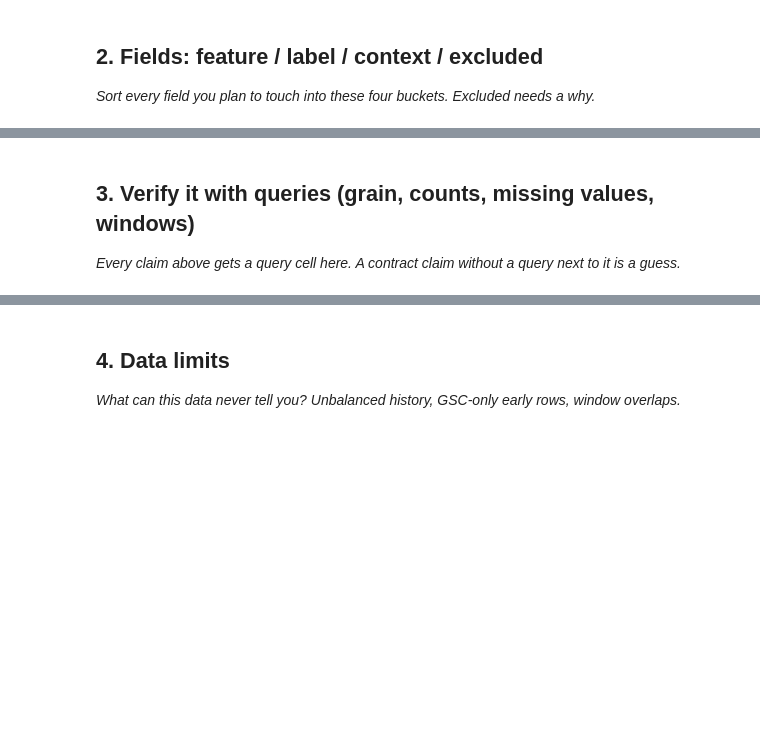
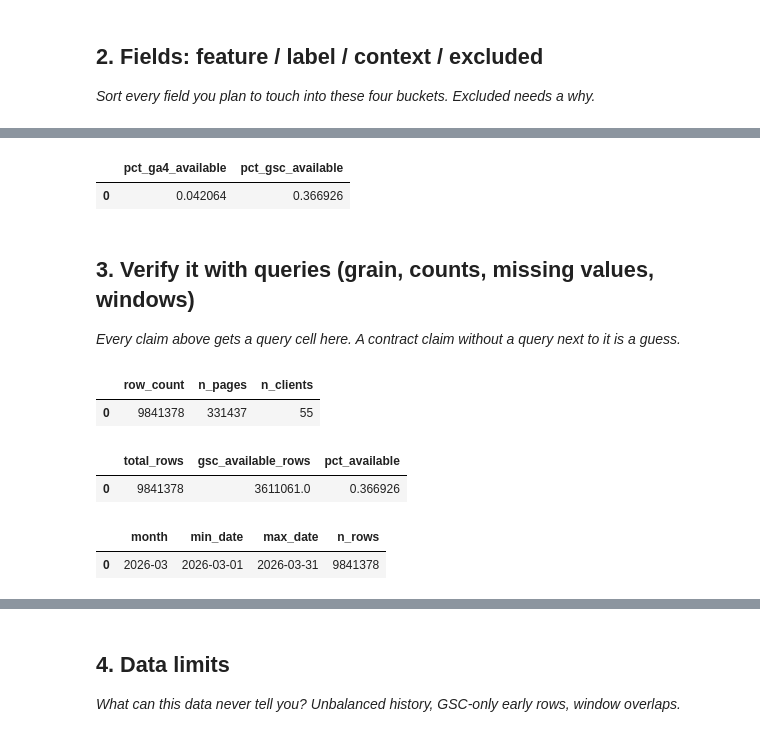
Before and after one commit to abubakarsaleem18/flyrank-internship-ml, a Jupyter notebook: work/notebooks/w03_data_contract.ipynb, the cells around one changed output, grey strips where cells are left out. Saved outputs shown, nothing was run; the diff lists cells and outputs as text; code cells hidden in the pictures; blank space fills up the shorter version.

```diff
--- a/work/notebooks/w03_data_contract.ipynb
+++ b/work/notebooks/w03_data_contract.ipynb
@@ -20,3 +66,14 @@ This skeleton is yours to fill. Work the sections **in order** — each one has
+# %%
+q2 = con.sql(f"""
+    SELECT
+        SUM(CASE WHEN ga4_data_available IS TRUE THEN 1 ELSE 0 END) * 1.0 / COUNT(*) AS pct_ga4_available,
+        SUM(CASE WHEN gsc_data_available IS TRUE THEN 1 ELSE 0 END) * 1.0 / COUNT(*) AS pct_gsc_available
+    FROM read_parquet('{rel}/fact_content_daily_performance/month=2026-03/*.parquet')
+""").df()
+q2
+# %% [output]
+|  | pct_ga4_available | pct_gsc_available |
+| 0 | 0.042064 | 0.366926 |
 # %%
 # This cell is for CODE (numbers, a query, a check).
 # Write your text answer in the cell ABOVE this one — typing sentences here breaks Run All.
@@ -24,6 +81,39 @@ This skeleton is yours to fill. Work the sections **in order** — each one has
 ## 3. Verify it with queries (grain, counts, missing values, windows)
 
 *Every claim above gets a query cell here. A contract claim without a query next to it is a guess.*
+# %%
+q3_counts = con.sql(f"""
+    SELECT COUNT(*) AS row_count,
+           COUNT(DISTINCT content_hash_id) AS n_pages,
+           COUNT(DISTINCT client_hash_id) AS n_clients
+    FROM read_parquet('{rel}/fact_content_daily_performance/month=2026-03/*.parquet')
+""").df()
+q3_counts
+# %% [output]
+|  | row_count | n_pages | n_clients |
+| 0 | 9841378 | 331437 | 55 |
+# %%
+q3_missing = con.sql(f"""
+    SELECT
+        COUNT(*) AS total_rows,
+        SUM(CASE WHEN gsc_data_available IS TRUE THEN 1 ELSE 0 END) AS gsc_available_rows,
+        SUM(CASE WHEN gsc_data_available IS TRUE THEN 1 ELSE 0 END) * 1.0 / COUNT(*) AS pct_available
+    FROM read_parquet('{rel}/fact_content_daily_performance/month=2026-03/*.parquet')
+""").df()
+q3_missing
+# %% [output]
+|  | total_rows | gsc_available_rows | pct_available |
+| 0 | 9841378 | 3611061.0 | 0.366926 |
+# %%
+q3_window = con.sql(f"""
+    SELECT month, MIN(report_date) AS min_date, MAX(report_date) AS max_date, COUNT(*) AS n_rows
+    FROM read_parquet('{rel}/fact_content_daily_performance/month=2026-03/*.parquet')
+    GROUP BY month
+""").df()
+q3_window
+# %% [output]
+|  | month | min_date | max_date | n_rows |
+| 0 | 2026-03 | 2026-03-01 | 2026-03-31 | 9841378 |
 # %%
 # This cell is for CODE (numbers, a query, a check).
 # Write your text answer in the cell ABOVE this one — typing sentences here breaks Run All.
```
Also changed, not shown: parts of 18 cells of this notebook.
